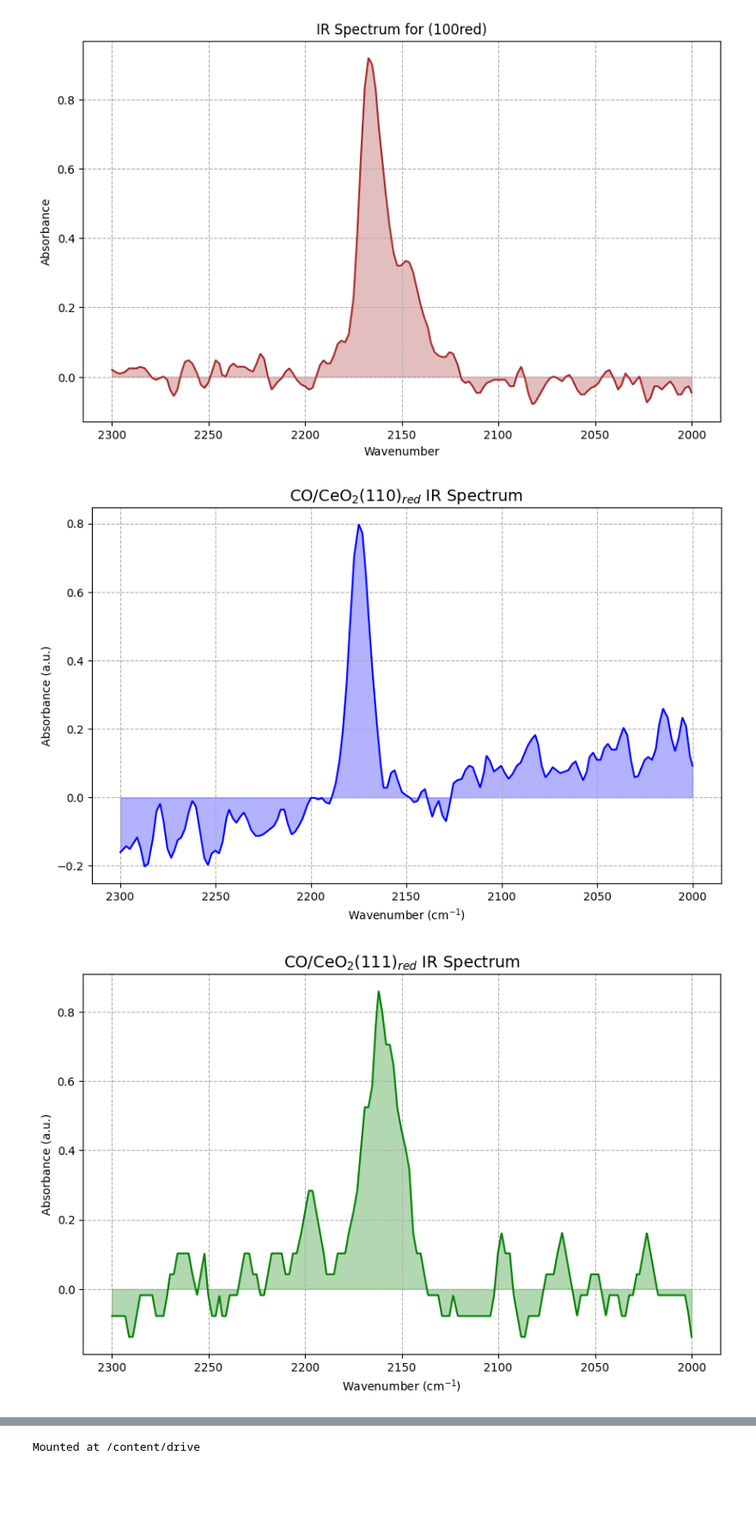
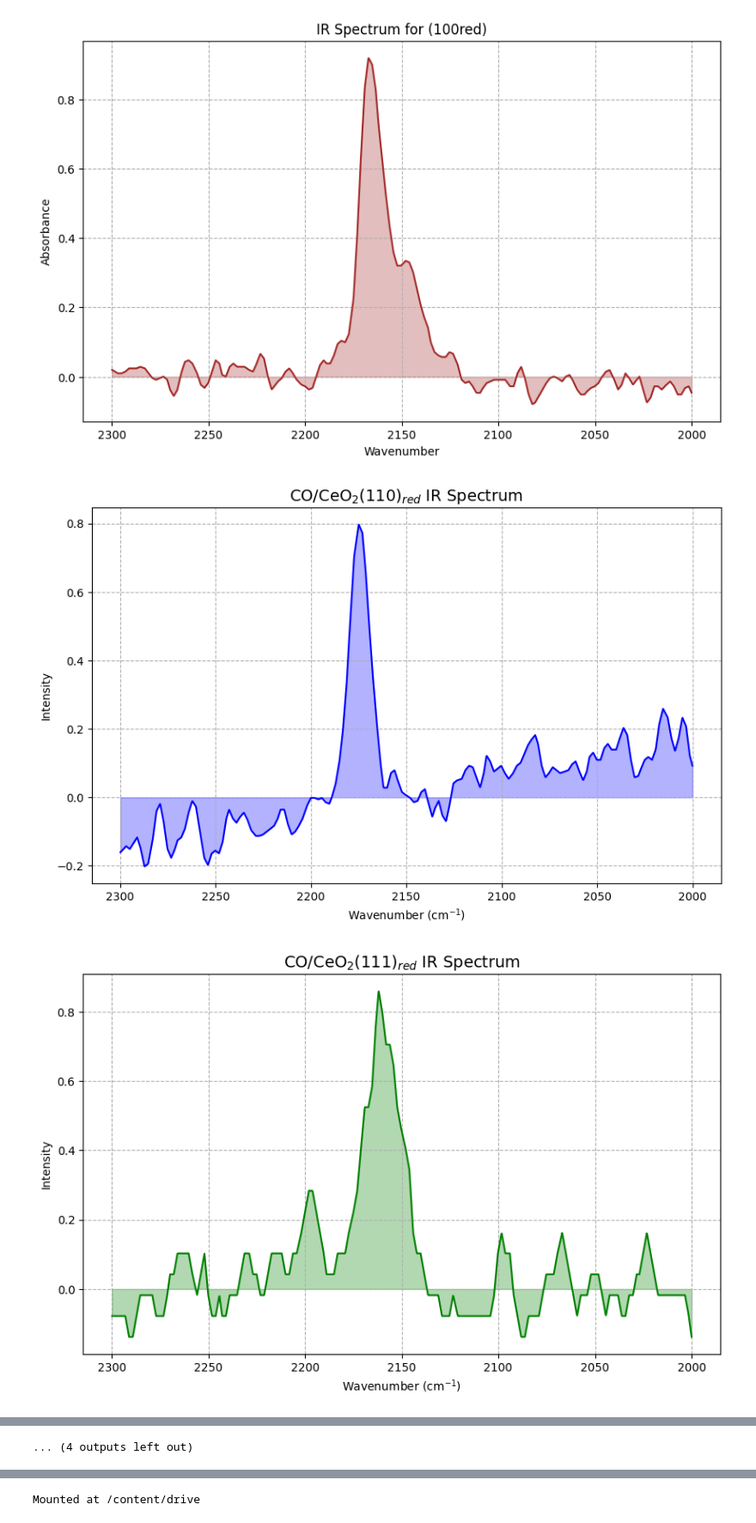
Before and after one commit to MehrdadJalali-AI/Spectrum, a Jupyter notebook: PlotExperementalFilled.ipynb, the cells around one changed output, grey strips where cells are left out. Shown at 86% size. Saved outputs shown, nothing was run; the diff lists cells and outputs as text; code cells hidden in the pictures; blank space fills up the shorter version.

```diff
--- a/PlotExperementalFilled.ipynb
+++ b/PlotExperementalFilled.ipynb
@@ -154,33 +154,33 @@ for index, filename in enumerate(os.listdir(folder_path)):
         background_value = np.mean([background_value1, background_value2])
 
         filtered_data['Absorbance'] -= background_value
 
         # Prepare data for interpolation
         x = filtered_data['Wavenumber']
         y = filtered_data['Absorbance']
 
         # Normalize x-values for interpolation between 0 and 1
         x_normalized = (x - spectrum_min) / (spectrum_max - spectrum_min)
 
         # Create an interpolation function
         f = interp1d(x_normalized, y, kind='linear', fill_value="extrapolate")
 
         # Define the new x-range for interpolation
         new_x = np.linspace(0, 1, 1500)  # Adjust the number of points as needed
 
         # Compute the interpolated y-values
         interpolated_absorbance = f(new_x)
 
         # Plot each spectrum in a separate plot with a different color
         plt.figure(figsize=(10, 6))
         plt.plot(np.arange(2000, 2299.8, 0.2), interpolated_absorbance, color=colors[index % len(colors)])
         plt.fill_between(np.arange(2000, 2299.8, 0.2), interpolated_absorbance, color=colors[index % len(colors)], alpha=0.3)
         plt.title(f'CO/CeO$_{{2}}$({xxx})$_{{{yy}}}$ IR Spectrum', fontsize=14)
         plt.xlabel('Wavenumber (cm$^{-1}$)')
-        plt.ylabel('Absorbance (a.u.)')
+        plt.ylabel('Intensity')
         plt.gca().invert_xaxis()
         plt.grid(True, which="both", ls="--")
         plt.show()
 # %% [output]
-[figure, old version]
+[figure, new version]
-[figure, old version]
+[figure, new version]
@@ -190,0 +197 @@ for index, filename in enumerate(os.listdir(folder_path)):
+... (4 outputs left out)
```
Also changed, not shown: parts of 3 cells of this notebook.
